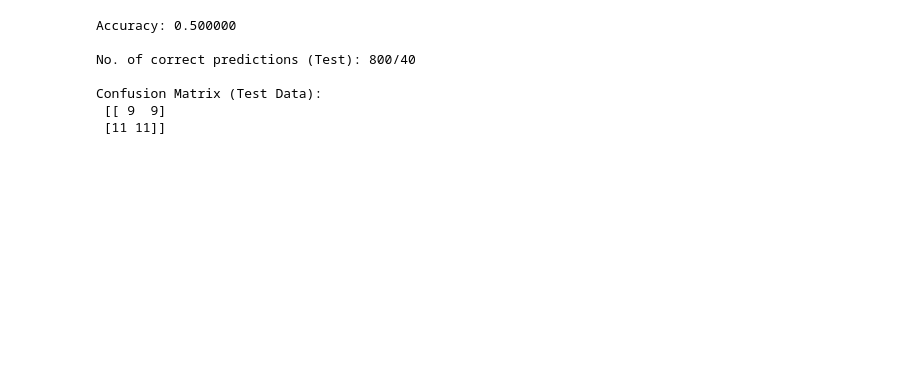
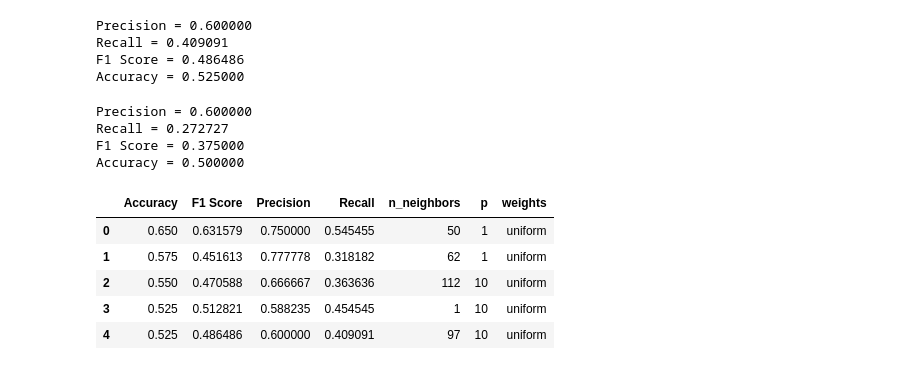
Before and after one commit to mbennett4478/machine-learning, a Jupyter notebook: bennett_matthew_4.ipynb, the cells around one changed output. Cells and saved outputs as stored; diff of their text form; code cells hidden in the pictures; blank space fills up the shorter version.

```diff
--- a/bennett_matthew_4.ipynb
+++ b/bennett_matthew_4.ipynb
@@ -88,3 +225,0 @@ Optimal Hyperparameter Values:  {'n_neighbors': 27, 'p': 100, 'weights': 'distan
-# %%
-knn = KNeighborsClassifier(weights="distance", algorithm='auto', n_neighbors=27, p=100)
-knn.fit(X_train, y_train)
@@ -118,23 +226,53 @@ F1 Score = 0.546584
-# %%
-from sklearn.metrics import confusion_matrix
-
-score = knn.score(X_test, y_test)
-print("Accuracy: %f" % score)
-
-
-# No. of Correct Predictions
-y_test_predicted = knn.predict(X_test)
-print("\nNo. of correct predictions (Test): %d/%d" % (np.sum(y_test_predicted == y_test), len(y_test)))
-
-
-
-# Confusion Matrix
-print("\nConfusion Matrix (Test Data):\n", confusion_matrix(y_test, y_test_predicted))
-# %% [output]
-Accuracy: 0.500000
-
-No. of correct predictions (Test): 800/40
-
-Confusion Matrix (Test Data):
- [[ 9  9]
- [11 11]]
+# %%
+y_test_pred = knn.predict(X_test)
+
+precision = precision_score(y_test, y_test_pred)
+print("Precision = %f" % precision)
+
+recall = recall_score(y_test, y_test_pred)
+print("Recall = %f" % recall)
+
+f1 = f1_score(y_test, y_test_pred)
+print("F1 Score = %f" % f1)
+
+score = knn.score(X_test, y_test)
+print("Accuracy = %f" % score)
+## 1
+# %% [output]
+Precision = 0.600000
+Recall = 0.409091
+F1 Score = 0.486486
+Accuracy = 0.525000
+# %%
+y_test_pred = knn.predict(X_test)
+
+precision = precision_score(y_test, y_test_pred)
+print("Precision = %f" % precision)
+
+recall = recall_score(y_test, y_test_pred)
+print("Recall = %f" % recall)
+
+f1 = f1_score(y_test, y_test_pred)
+print("F1 Score = %f" % f1)
+
+score = knn.score(X_test, y_test)
+print("Accuracy = %f" % score)
+# 100
+# %% [output]
+Precision = 0.600000
+Recall = 0.272727
+F1 Score = 0.375000
+Accuracy = 0.500000
+# %%
+valuesM = []
+# %%
+valuesM.append({'weights': 'uniform', 'n_neighbors': 97, 'p': 10, 'Accuracy': score, 'Precision': precision, 'Recall': recall, 'F1 Score': f1})
+# %%
+pd.DataFrame(valuesM)
+# %% [output]
+|  | Accuracy | F1 Score | Precision | Recall | n_neighbors | p | weights |
+| 0 | 0.650 | 0.631579 | 0.750000 | 0.545455 | 50 | 1 | uniform |
+| 1 | 0.575 | 0.451613 | 0.777778 | 0.318182 | 62 | 1 | uniform |
+| 2 | 0.550 | 0.470588 | 0.666667 | 0.363636 | 112 | 10 | uniform |
+| 3 | 0.525 | 0.512821 | 0.588235 | 0.454545 | 1 | 10 | uniform |
+| 4 | 0.525 | 0.486486 | 0.600000 | 0.409091 | 97 | 10 | uniform |
```
Also changed, not shown: parts of 20 cells of this notebook.
